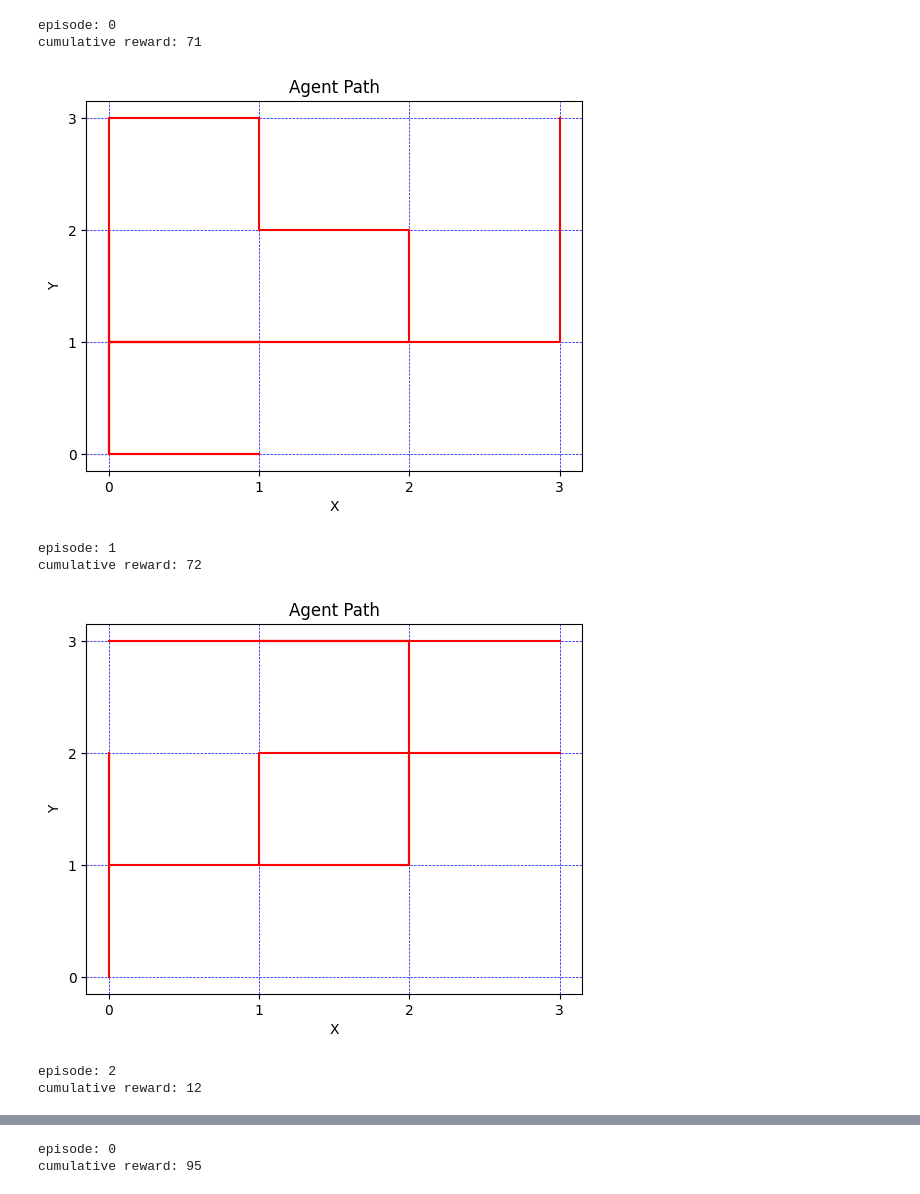
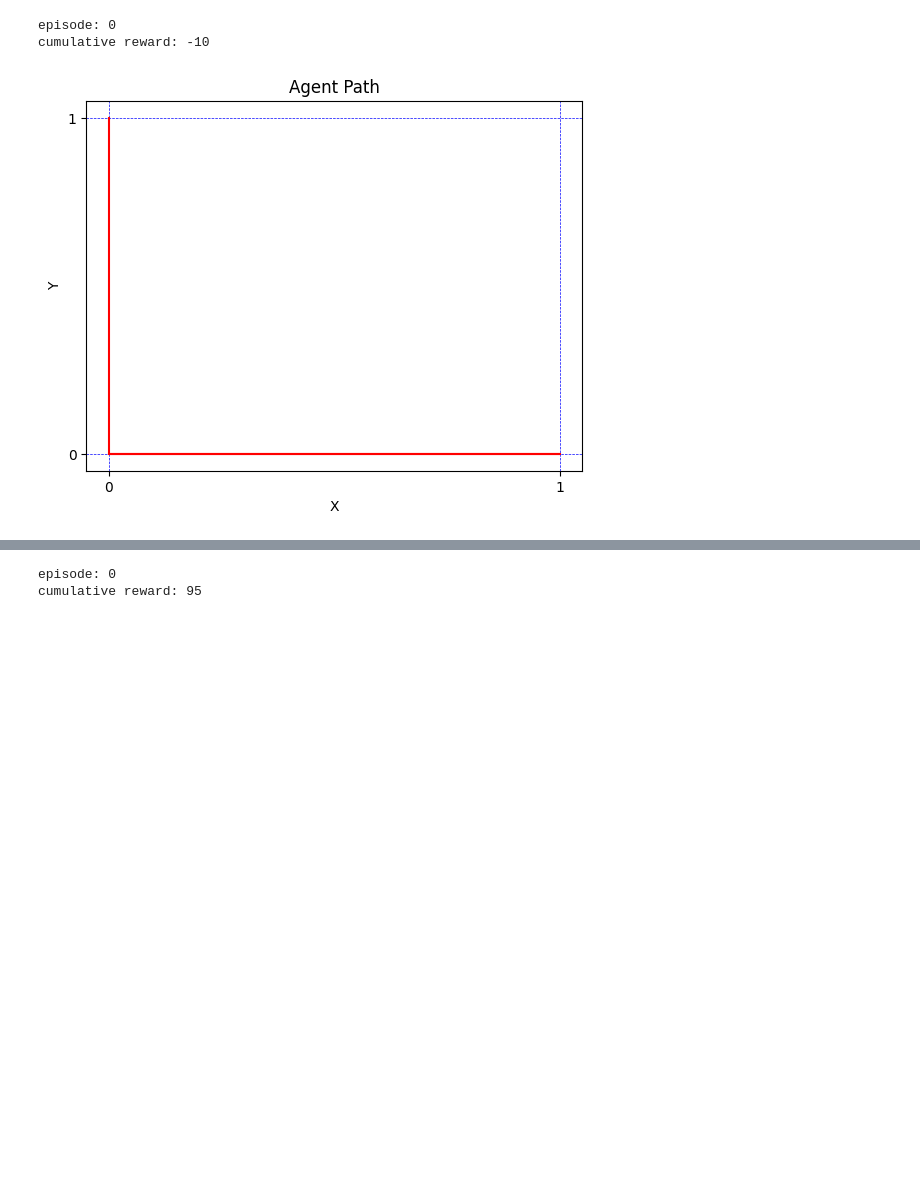
Before and after one commit to brucexi999/UBC-EECE571F, a Jupyter notebook: source/demo.ipynb, the cells around one changed output, grey strips where cells are left out. Saved outputs shown, nothing was run; the diff lists cells and outputs as text; code cells hidden in the pictures; blank space fills up the shorter version.

```diff
--- a/source/demo.ipynb
+++ b/source/demo.ipynb
@@ -9,32 +19,28 @@ from ray.rllib.algorithms.ppo import PPOConfig
 # %%
 # instantiate the env
-length, width, capacity = 4, 4, 2
+length, width, capacity = 2, 2, 2
 edge_capacity = np.full((length,width,4),capacity)
-env= SimpleEnv(length, width, edge_capacity)
-num_episodes = 3
+macros = []
+env= SimpleEnv(length, width, macros, edge_capacity)
+num_episodes = 1
 
 # render the env with random moves
 for ep in range(num_episodes):
     total_reward = 0
-    obs = env.reset()
+    obs, _ = env.reset()
     done = False
     while True:
         action = env.action_space.sample()
-        new_obs, reward, done, info = env.step(action)
+        new_obs, reward, done, _, info = env.step(action)
         total_reward += reward
 
         if done:
             break
 
     print(f"episode: {ep}")
     print(f"cumulative reward: {total_reward}")
     env.render()
 # %% [output]
 episode: 0
-cumulative reward: 71
+cumulative reward: -10
-[figure, old version]
+[figure, new version]
-episode: 1
-cumulative reward: 72
-[figure, removed]
-episode: 2
-cumulative reward: 12
```
Also changed, not shown: parts of 4 cells of this notebook, 2 other files.
